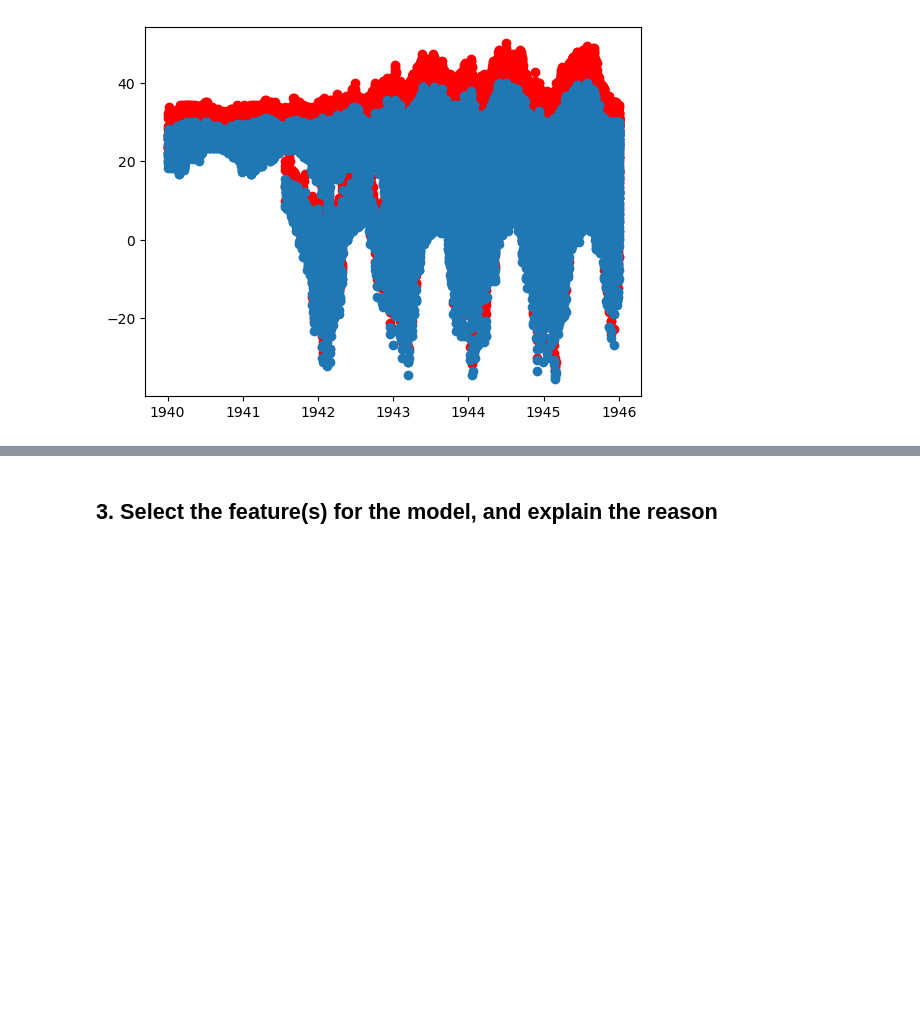
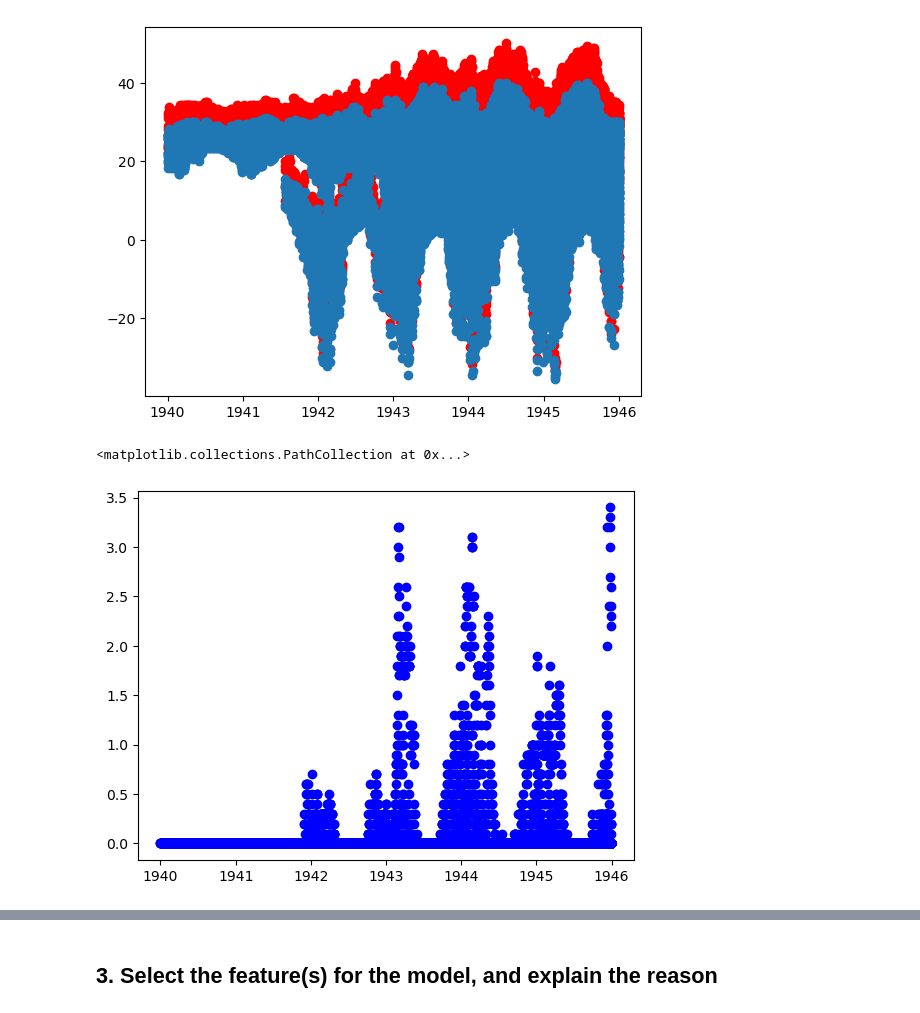
Before and after one commit to Kaiser271/2025-Phase-2, a Jupyter notebook: data-science/2. Machine Learning Project/part2_submission.ipynb, the cells around one changed output, grey strips where cells are left out. Cells and saved outputs as stored; diff of their text form; code cells hidden in the pictures; blank space fills up the shorter version.

```diff
--- a/data-science/2. Machine Learning Project/part2_submission.ipynb
+++ b/data-science/2. Machine Learning Project/part2_submission.ipynb
@@ -145,4 +146,16 @@ plt.scatter(df["Date"], df["MeanTemp"])
 <matplotlib.collections.PathCollection at 0x...>
 [figure]
 # %%
-#plt.scatter(df["Date"], df["Snowfall"], marker='o', linestyle='-', color='b')
+if "Snowfall" in df.columns:
+    df_temp = df[["Date","STA", "Snowfall", "SNF"]]
+    df_temp = df_temp[df_temp['Snowfall'] != 0.0].dropna(subset=['Snowfall'])
+    df_temp = df_temp[df_temp['Snowfall'] != '0']
+    # We can see that Snowfall is always 25.4x the SNF value thus we can drop the Snowfall column
+    df = df.drop(columns=['Snowfall'])
+
+df_temp = df[["Date", "SNF"]]
+df_temp = df_temp[df_temp['SNF'] != 'T'].dropna()
+plt.scatter(df_temp["Date"], df_temp["SNF"], color='blue', label='SNF')
+# %% [output]
+<matplotlib.collections.PathCollection at 0x...>
+[figure, added]
```
Also changed, not shown: parts of 20 cells of this notebook.
